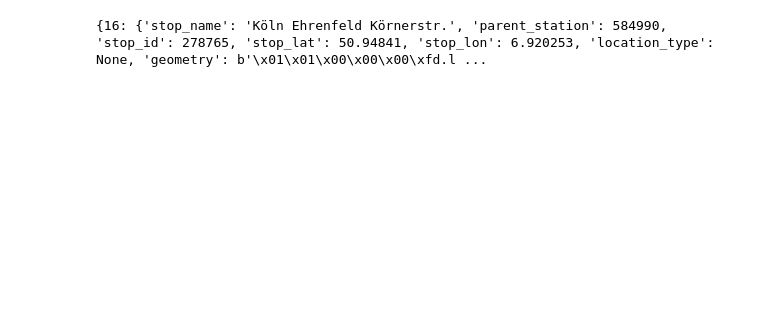
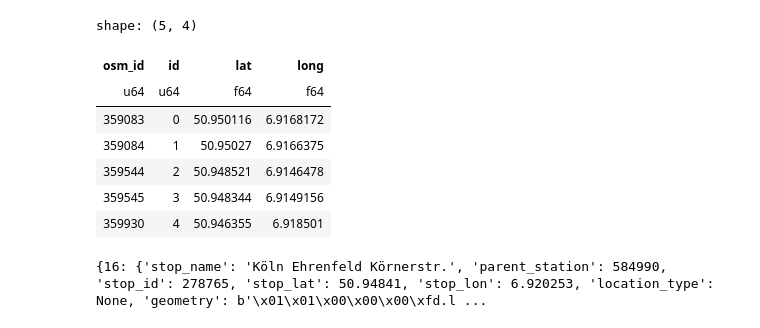
Before and after one commit to phyk/mcr-py, a Jupyter notebook: notebooks/91_GeoCase.ipynb, the cells around one changed output. Cells and saved outputs as stored; diff of their text form; code cells hidden in the pictures; blank space fills up the shorter version.

```diff
--- a/notebooks/91_GeoCase.ipynb
+++ b/notebooks/91_GeoCase.ipynb
@@ -42,18 +42,28 @@ mcr_py.command.gtfs.gtfs.clean_gtfs(
 # %%
 (df_nodes, df_edges, _) = mcr_py.load_osm_walking(
     "koeln", bounding_box, "../osmtools/data/", "../osmtools/data", False
 )
+display(df_nodes.head())
 (df_c_nodes, df_c_edges, _) = mcr_py.load_osm_cycling(
     "koeln", bounding_box, True, "../osmtools/data/", "../osmtools/data", False
 )
 (df_d_nodes, df_d_edges, _) = mcr_py.load_osm_driving(
     "koeln", bounding_box, "../osmtools/data/", "../osmtools/data", False
 )
 (df_pois) = mcr_py.load_osm_pois(
     "koeln",
     bounding_box,
     "../osmtools/data/",
     "../osmtools/data",
     False,
     nodes_to_match_df=df_nodes,  # "../osmtools/data/koeln_walking_nodes.parquet",
 )
+# %% [output]
+shape: (5, 4)
+| osm_id | id | lat | long |
+| u64 | u64 | f64 | f64 |
+| 359083 | 0 | 50.950116 | 6.9168172 |
+| 359084 | 1 | 50.95027 | 6.9166375 |
+| 359544 | 2 | 50.948521 | 6.9146478 |
+| 359545 | 3 | 50.948344 | 6.9149156 |
+| 359930 | 4 | 50.946355 | 6.918501 |
```
Also changed, not shown: parts of 2 cells of this notebook, 1 other file.
